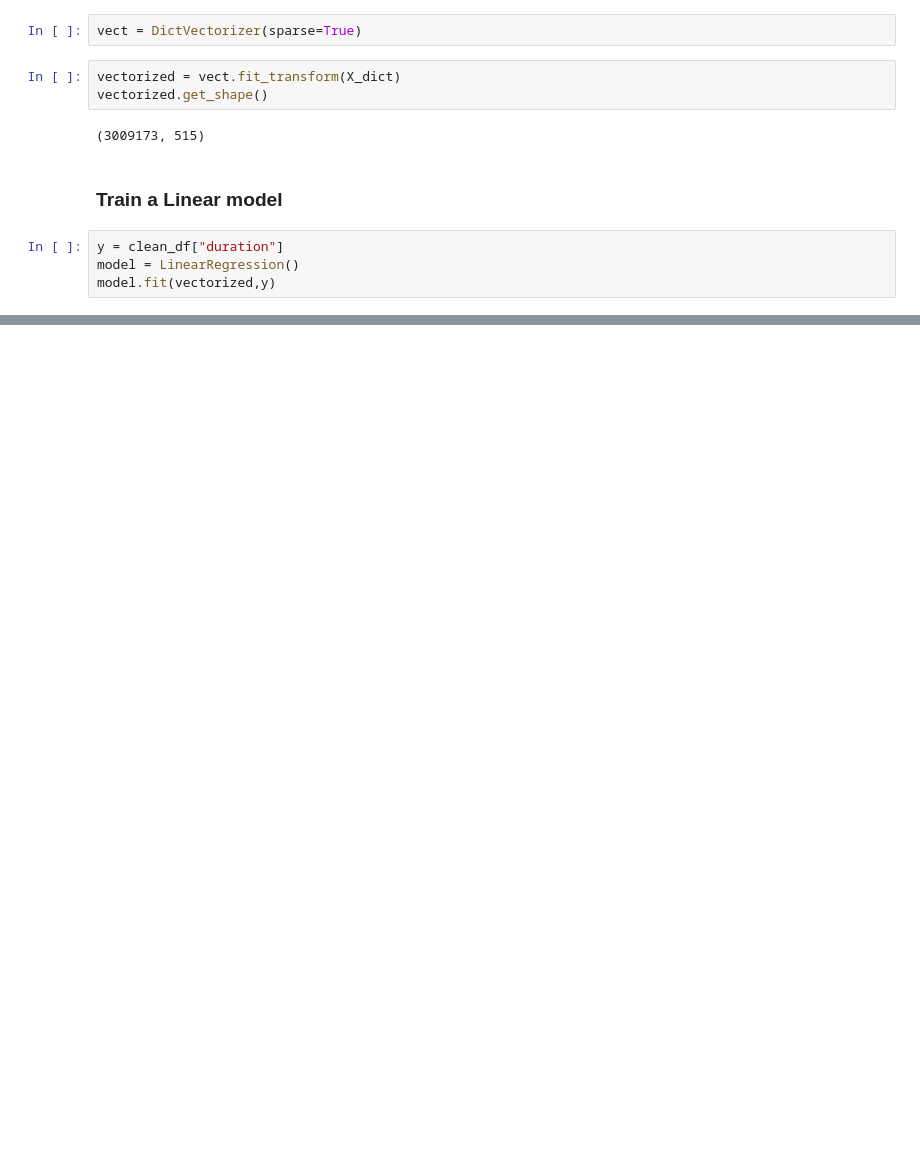
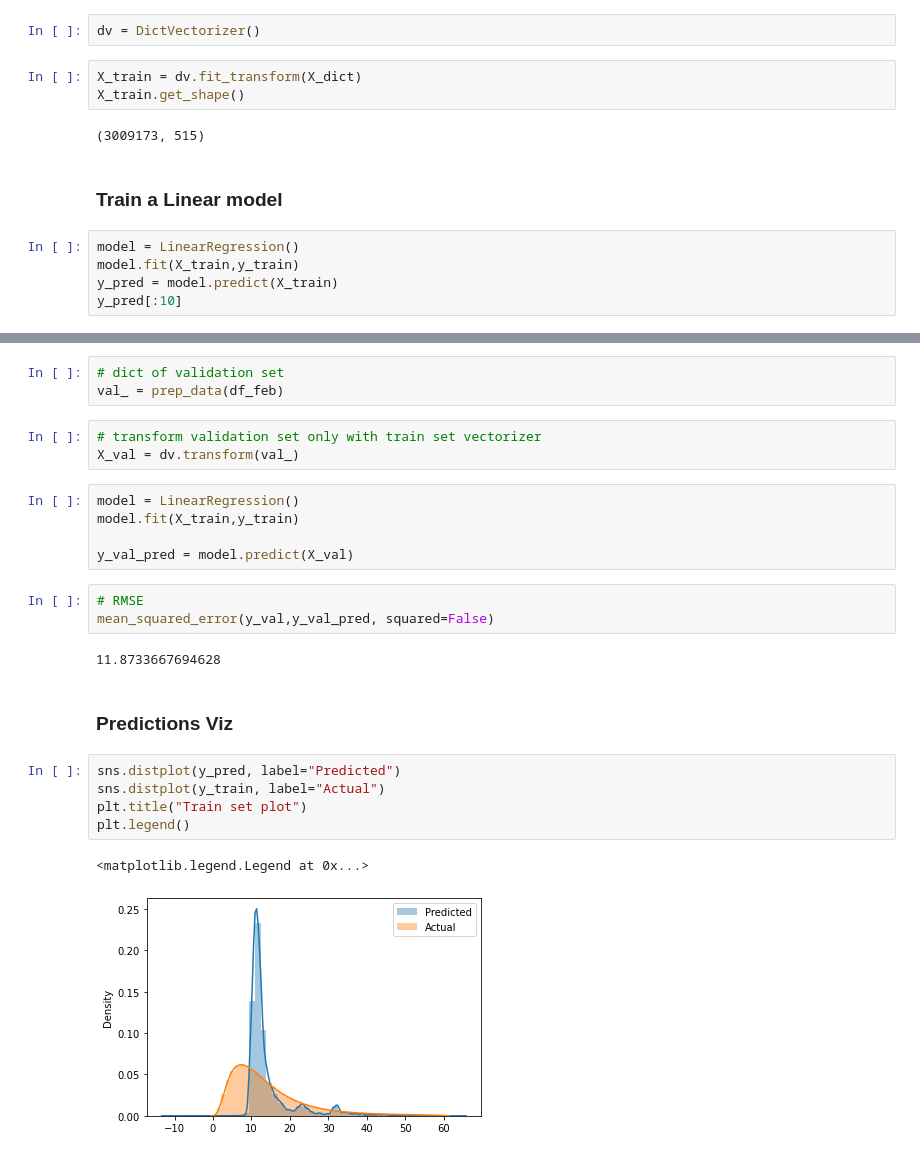
Before and after one commit to Hor-layinka/Hobs-ML-zoomcamp, a Jupyter notebook: 01_intro/Homework.ipynb, the cells around one changed output, grey strips where cells are left out. Saved outputs shown, nothing was run; the diff lists cells and outputs as text; blank space fills up the shorter version.

```diff
--- a/01_intro/Homework.ipynb
+++ b/01_intro/Homework.ipynb
@@ -91,16 +93,17 @@ X = clean_df[["PULocationID","DOLocationID"]].astype("str")
 # %%
 X_dict = X.to_dict(orient='records')
 # %%
-vect = DictVectorizer(sparse=True)
+dv = DictVectorizer()
 # %%
-vectorized = vect.fit_transform(X_dict)
-vectorized.get_shape()
+X_train = dv.fit_transform(X_dict)
+X_train.get_shape()
 # %% [output]
 (3009173, 515)
 # %% [markdown]
 ### Train a Linear model
 # %%
-y = clean_df["duration"]
 model = LinearRegression()
-model.fit(vectorized,y)
+model.fit(X_train,y_train)
+y_pred = model.predict(X_train)
+y_pred[:10]
 # %% [output]
@@ -136,0 +146,26 @@ ValueError: X has 519 features, but LinearRegression is expecting 515 features a
+# %%
+# dict of validation set
+val_ = prep_data(df_feb)
+# %%
+# transform validation set only with train set vectorizer
+X_val = dv.transform(val_)
+# %%
+model = LinearRegression()
+model.fit(X_train,y_train)
+
+y_val_pred = model.predict(X_val)
+# %%
+# RMSE
+mean_squared_error(y_val,y_val_pred, squared=False)
+# %% [output]
+11.8733667694628
+# %% [markdown]
+### Predictions Viz
+# %%
+sns.distplot(y_pred, label="Predicted")
+sns.distplot(y_train, label="Actual")
+plt.title("Train set plot")
+plt.legend()
+# %% [output]
+<matplotlib.legend.Legend at 0x...>
+[figure, added]
```
Also changed, not shown: parts of 14 cells of this notebook.
